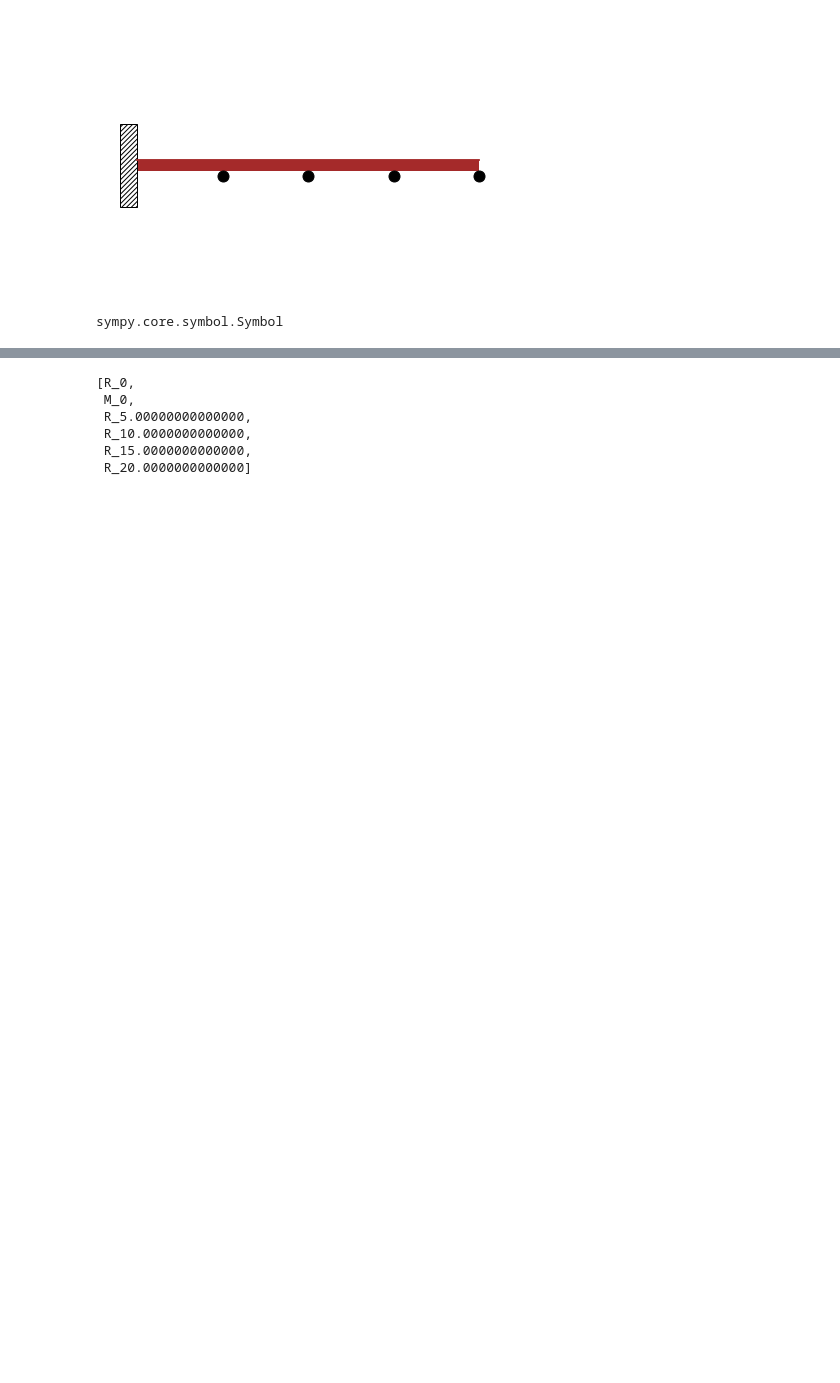
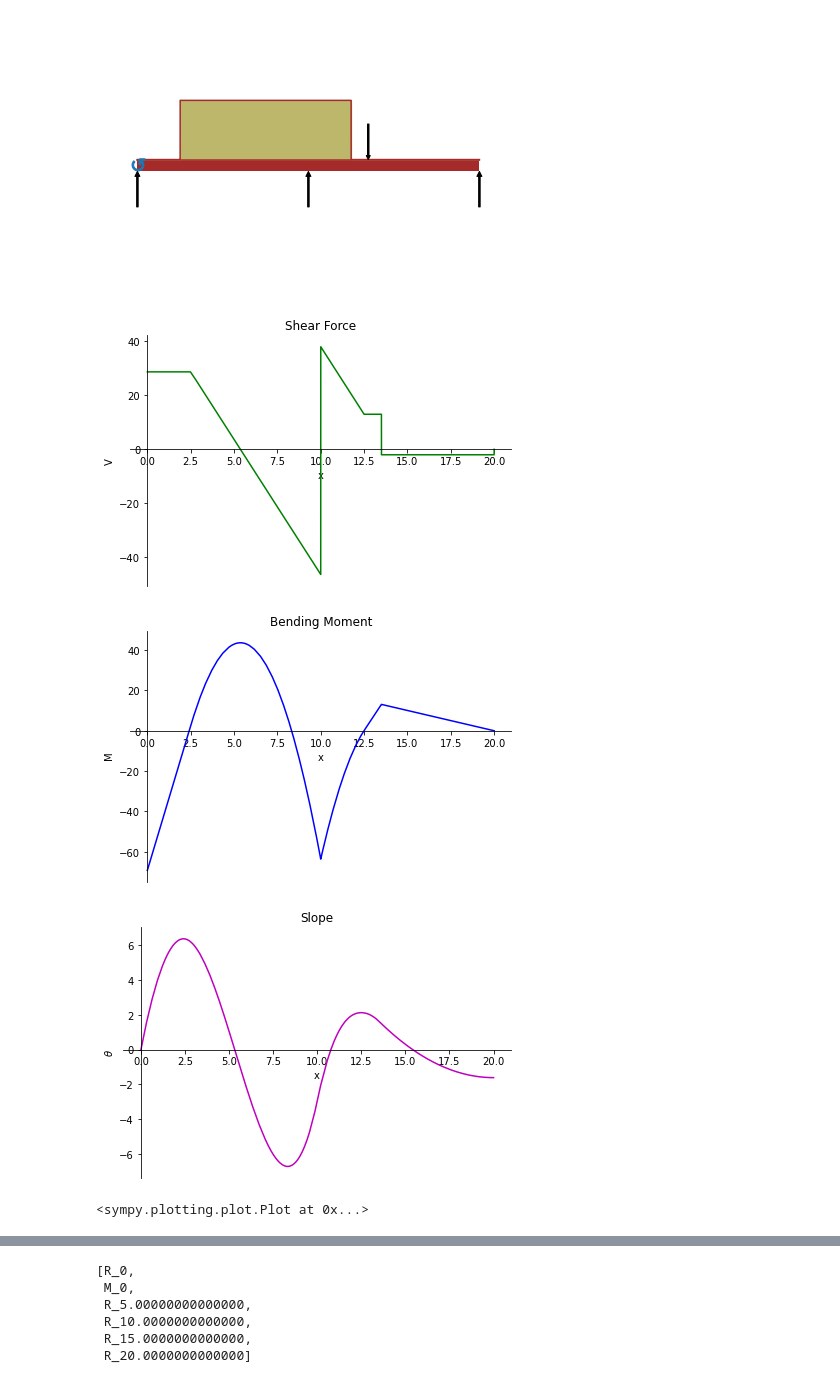
Before and after one commit to abhimhamane/structural_streamlit, a Jupyter notebook: stream.ipynb, the cells around one changed output, grey strips where cells are left out. Drawn from its saved outputs; the diff is of its cells as text; code cells hidden in the pictures; blank space fills up the shorter version.

```diff
--- a/stream.ipynb
+++ b/stream.ipynb
@@ -195,42 +200,62 @@ I = 0.000525
 ## Continuous Beam ##
 cont_beam = Beam(L, E,I)
 left_sprt = "Fixed"
 right_sprt = "Roller"
 
-num_spans = 4
+num_spans = 2
 num_sprts = num_spans + 1
 sprt_spacing = L/num_spans
 
 sprt_locations = list(np.linspace(0, L, num_sprts))
 
 beam_viz = Beam(L,E,I)
 
 beam_viz.apply_support(0, "fixed")
 
 
 for loc in sprt_locations[1:-1]:
     beam_viz.apply_support(loc, "roller")
 
 beam_viz.apply_support(L, "roller")
 
-cont_pen = beam_viz.draw()
-cont_pen.show()
+#cont_pen = beam_viz.draw()
+#cont_pen.show()
 beam_sprt = beam_viz.applied_loads
 
 sprt_symbs = []
 sprt_order = []
 sprt_start_loc = []
-sprt_end_loc = []
+
 for spr in beam_sprt:
     sprt_symbs.append(spr[0])
     sprt_order.append(spr[2])
     sprt_start_loc.append(spr[1])
-    sprt_end_loc.append(spr[3])
+
+for i in range(len(sprt_order)):
+    if sprt_order[i] == -1:
+        cont_beam.apply_load(sprt_symbs[i], sprt_start_loc[i], -1)
+        cont_beam.bc_deflection.append((sprt_start_loc[i], 0))
+    elif sprt_order[i] == -2:
+        cont_beam.apply_load(sprt_symbs[i], sprt_start_loc[i], -2)
+        cont_beam.bc_slope.append((sprt_start_loc[i], 0))
+
+
+cont_beam.apply_load(10, 2.5, 0, 12.5)
+cont_beam.apply_load(15, 13.5, -1)
+
+_pen = cont_beam.draw()
+_pen.show()
+
+cont_beam.solve_for_reaction_loads(sprt_symbs[0], sprt_symbs[1], sprt_symbs[2], sprt_symbs[3])
+
+cont_beam.reaction_loads
+cont_beam.plot_shear_force()
+cont_beam.plot_bending_moment()
+cont_beam.plot_slope()
+#Deflection does not work
 # %% [output]
-[figure, old version]
+[figure, new version]
+[figure, added]
+[figure, added]
+[figure, added]
+<sympy.plotting.plot.Plot at 0x...>
-# %%
-sprt_locations[1:-1]
-
-type(sprt_symbs[0])
-# %% [output]
-sympy.core.symbol.Symbol
```
Also changed, not shown: parts of 4 cells of this notebook, 3 other files.
